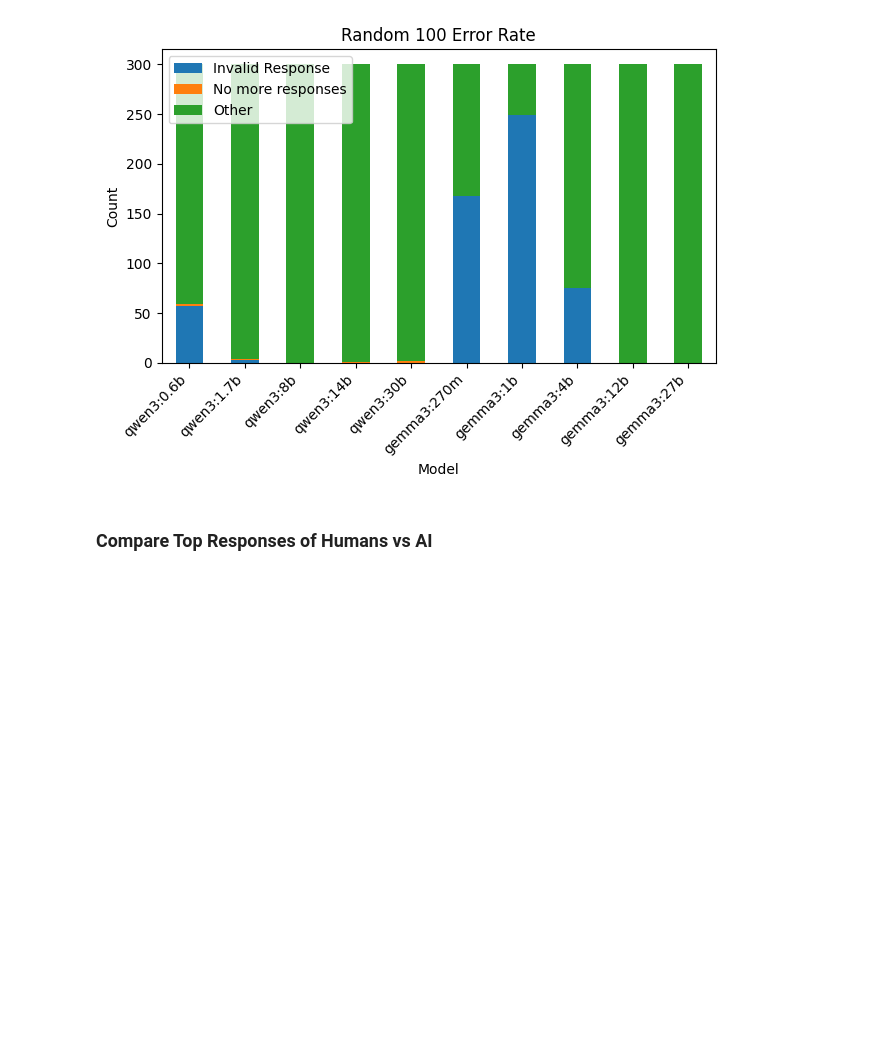
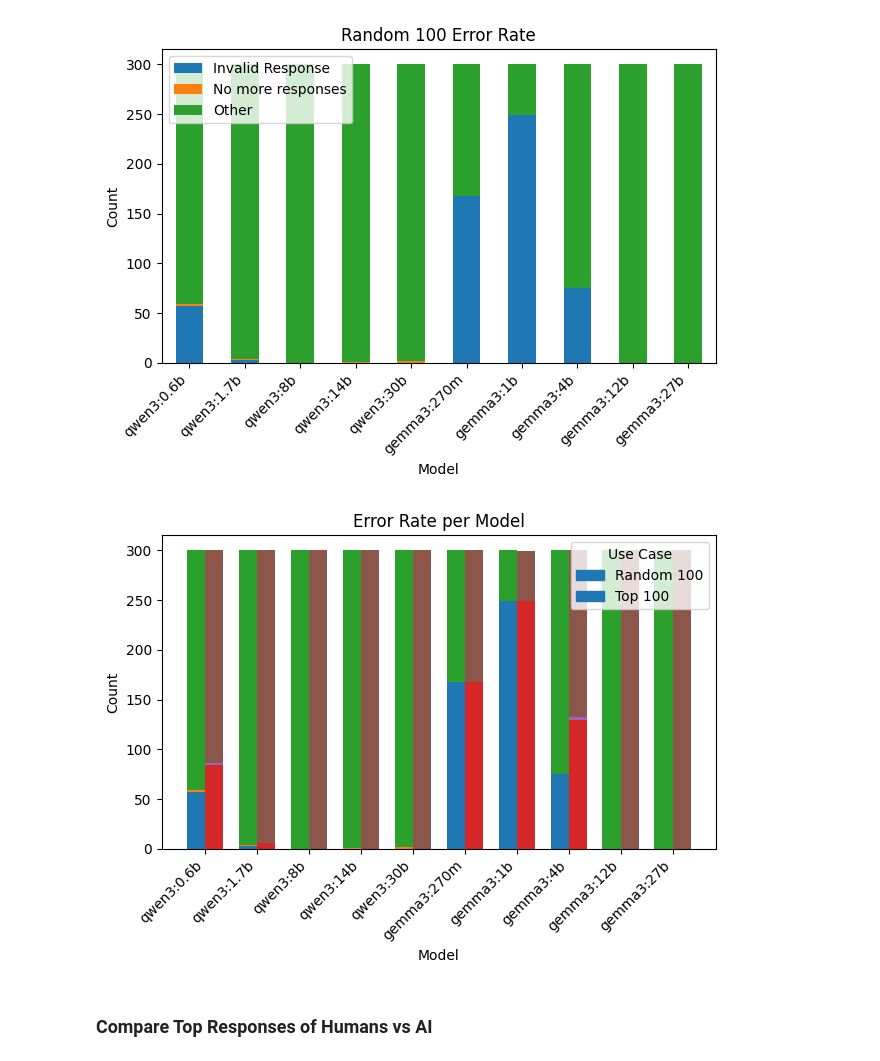
Before and after one commit to NoSkillSwagger/OpenLLM-Psychosemantische-Modellierung, a Jupyter notebook: code/analysis.ipynb, the cells around one changed output. Cells and saved outputs as stored; diff of their text form; code cells hidden in the pictures; blank space fills up the shorter version.

```diff
--- a/code/analysis.ipynb
+++ b/code/analysis.ipynb
@@ -263,6 +264,103 @@ show_error_rate("Random 100 Error Rate", ai_random_100_df)
 # %% [output]
 [figure]
 [figure]
+# %%
+def prepare_error_rate(data, usecase):
+    answer_cols = ["R1", "R2", "R3"]
+
+    summary = (
+        data
+        .melt(
+            id_vars="model",
+            value_vars=answer_cols,
+            value_name="answer"
+        )
+        .assign(
+            Invalid=lambda d: d["answer"] == "Invalid Response",
+            NoMore=lambda d: d["answer"] == "No more responses",
+            usecase=usecase
+        )
+        .groupby(["model", "usecase"], as_index=False)
+        .agg(
+            **{
+                "Invalid Response": ("Invalid", "sum"),
+                "No more responses": ("NoMore", "sum"),
+                "Total": ("answer", "count"),
+            }
+        )
+    )
+
+    summary["Other"] = (
+        summary["Total"]
+        - summary["Invalid Response"]
+        - summary["No more responses"]
+    )
+
+    return summary[[
+        "model",
+        "usecase",
+        "Invalid Response",
+        "No more responses",
+        "Other"
+    ]]
+
+top_100_summary = prepare_error_rate(ai_top_100_df, "Top 100")
+random_100_summary = prepare_error_rate(ai_random_100_df, "Random 100")
+
+summary = pd.concat([top_100_summary, random_100_summary])
+summary = order_df(summary)
+
+def show_error_rate_combined(plot_name, summary):
+    models = summary["model"].unique()
+    usecases = summary["usecase"].unique()
+
+    x = np.arange(len(models))
+    width = 0.35
+
+    fig, ax = plt.subplots()
+
+    for i, usecase in enumerate(usecases):
+        subset = summary[summary["usecase"] == usecase]
+
+        bottom = np.zeros(len(subset))
+        for col in ["Invalid Response", "No more responses", "Other"]:
+            ax.bar(
+                x + i * width,
+                subset[col],
+                width,
+                bottom=bottom,
+                label=col if i == 0 else None
+            )
+            bottom += subset[col].values
+
+    ax.set_xticks(x + width / 2)
+    ax.set_xticklabels(models, rotation=45, ha="right")
+    ax.set_xlabel("Model")
+    ax.set_ylabel("Count")
+    ax.set_title(plot_name)
+
+    # Legend for use cases
+    handles = [
+        plt.Rectangle((0, 0), 1, 1, color=ax.patches[i * 3].get_facecolor())
+        for i in range(len(usecases))
+    ]
+    ax.legend(handles, usecases, title="Use Case", loc="upper right")
+
+    plt.tight_layout()
+    save_plot(
+        plot_name.lower().replace(" ", "_"),
+        "./../data/results/association/analysis",
+        plt
+    )
+    plt.show()
+    plt.close()
+
+show_error_rate_combined(
+    "Error Rate per Model",
+    summary
+)
+# %% [output]
+[figure, added]
 # %% [markdown]
 ### Compare Top Responses of Humans vs AI
 # %%
```
Also changed, not shown: parts of 10 cells of this notebook, 5 other files.
